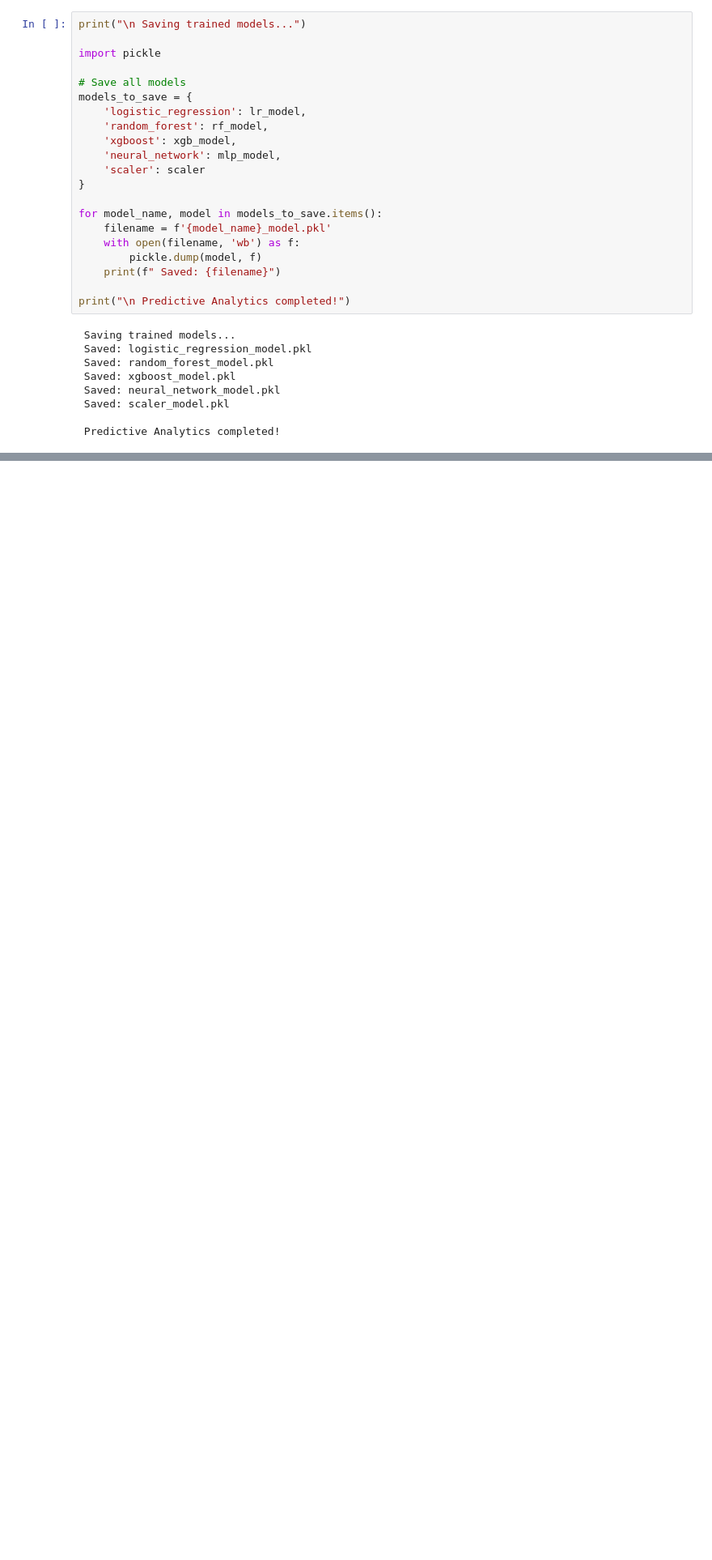
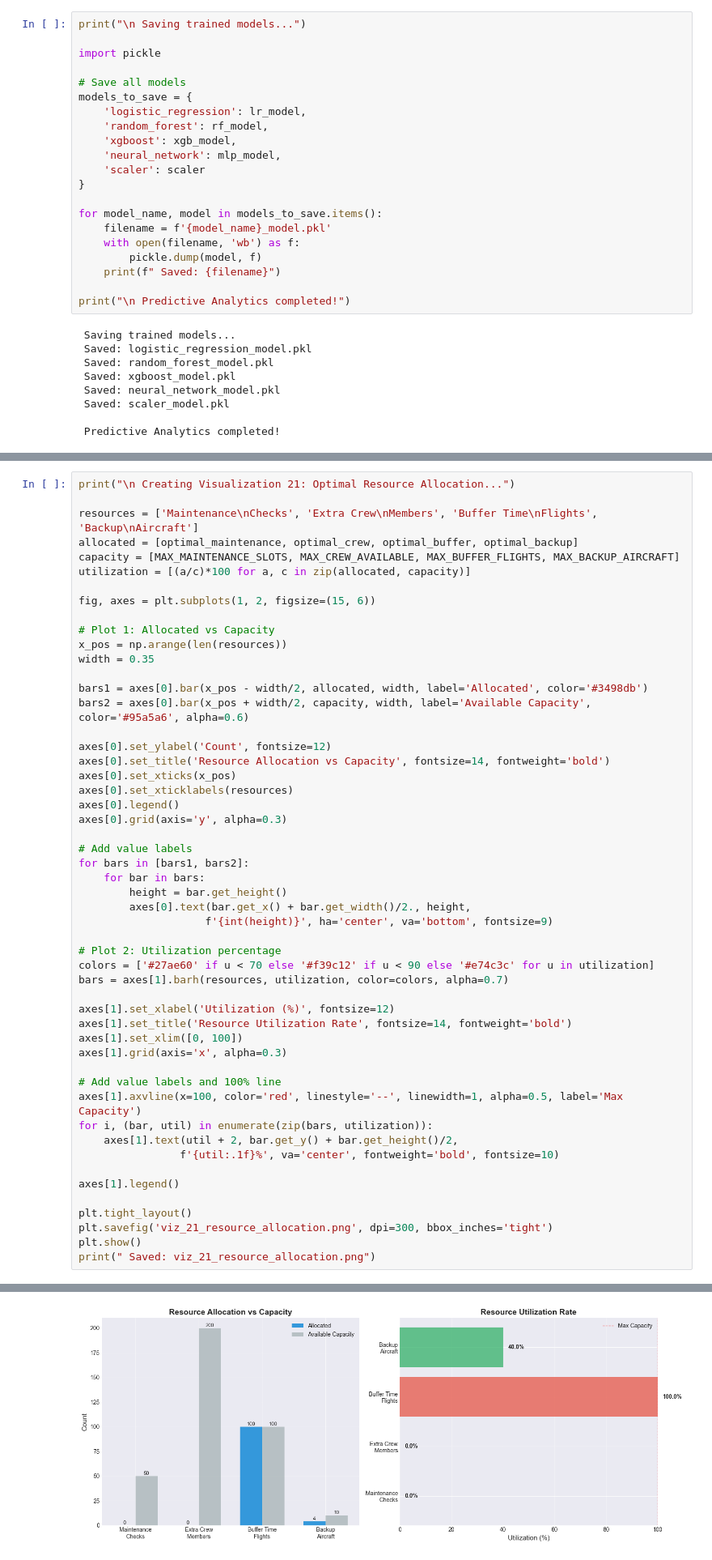
Before and after one commit to KL193/data-analysis-project-flight-delay, a Jupyter notebook: Untitled-1.ipynb, the cells around one changed output, grey strips where cells are left out. Shown at 81% size. Drawn from its saved outputs; the diff is of its cells as text; blank space fills up the shorter version.

```diff
--- a/Untitled-1.ipynb
+++ b/Untitled-1.ipynb
@@ -2051,0 +2350,53 @@ SAVING MODELS FOR WEB INTERFACE
+# %%
+print("\n Creating Visualization 21: Optimal Resource Allocation...")
+
+resources = ['Maintenance\nChecks', 'Extra Crew\nMembers', 'Buffer Time\nFlights', 'Backup\nAircraft']
+allocated = [optimal_maintenance, optimal_crew, optimal_buffer, optimal_backup]
+capacity = [MAX_MAINTENANCE_SLOTS, MAX_CREW_AVAILABLE, MAX_BUFFER_FLIGHTS, MAX_BACKUP_AIRCRAFT]
+utilization = [(a/c)*100 for a, c in zip(allocated, capacity)]
+
+fig, axes = plt.subplots(1, 2, figsize=(15, 6))
+
+# Plot 1: Allocated vs Capacity
+x_pos = np.arange(len(resources))
+width = 0.35
+
+bars1 = axes[0].bar(x_pos - width/2, allocated, width, label='Allocated', color='#3498db')
+bars2 = axes[0].bar(x_pos + width/2, capacity, width, label='Available Capacity', color='#95a5a6', alpha=0.6)
+
+axes[0].set_ylabel('Count', fontsize=12)
+axes[0].set_title('Resource Allocation vs Capacity', fontsize=14, fontweight='bold')
+axes[0].set_xticks(x_pos)
+axes[0].set_xticklabels(resources)
+axes[0].legend()
+axes[0].grid(axis='y', alpha=0.3)
+
+# Add value labels
+for bars in [bars1, bars2]:
+    for bar in bars:
+        height = bar.get_height()
+        axes[0].text(bar.get_x() + bar.get_width()/2., height,
+                    f'{int(height)}', ha='center', va='bottom', fontsize=9)
+
+# Plot 2: Utilization percentage
+colors = ['#27ae60' if u < 70 else '#f39c12' if u < 90 else '#e74c3c' for u in utilization]
+bars = axes[1].barh(resources, utilization, color=colors, alpha=0.7)
+
+axes[1].set_xlabel('Utilization (%)', fontsize=12)
+axes[1].set_title('Resource Utilization Rate', fontsize=14, fontweight='bold')
+axes[1].set_xlim([0, 100])
+axes[1].grid(axis='x', alpha=0.3)
+
+# Add value labels and 100% line
+axes[1].axvline(x=100, color='red', linestyle='--', linewidth=1, alpha=0.5, label='Max Capacity')
+for i, (bar, util) in enumerate(zip(bars, utilization)):
+    axes[1].text(util + 2, bar.get_y() + bar.get_height()/2,
+                f'{util:.1f}%', va='center', fontweight='bold', fontsize=10)
+
+axes[1].legend()
+
+plt.tight_layout()
+plt.savefig('viz_21_resource_allocation.png', dpi=300, bbox_inches='tight')
+plt.show()
+print(" Saved: viz_21_resource_allocation.png")
+# %% [output]
@@ -2051,0 +2404 @@ SAVING MODELS FOR WEB INTERFACE
+[figure, added]
```
Also changed, not shown: parts of 16 cells of this notebook, 12 other files.
